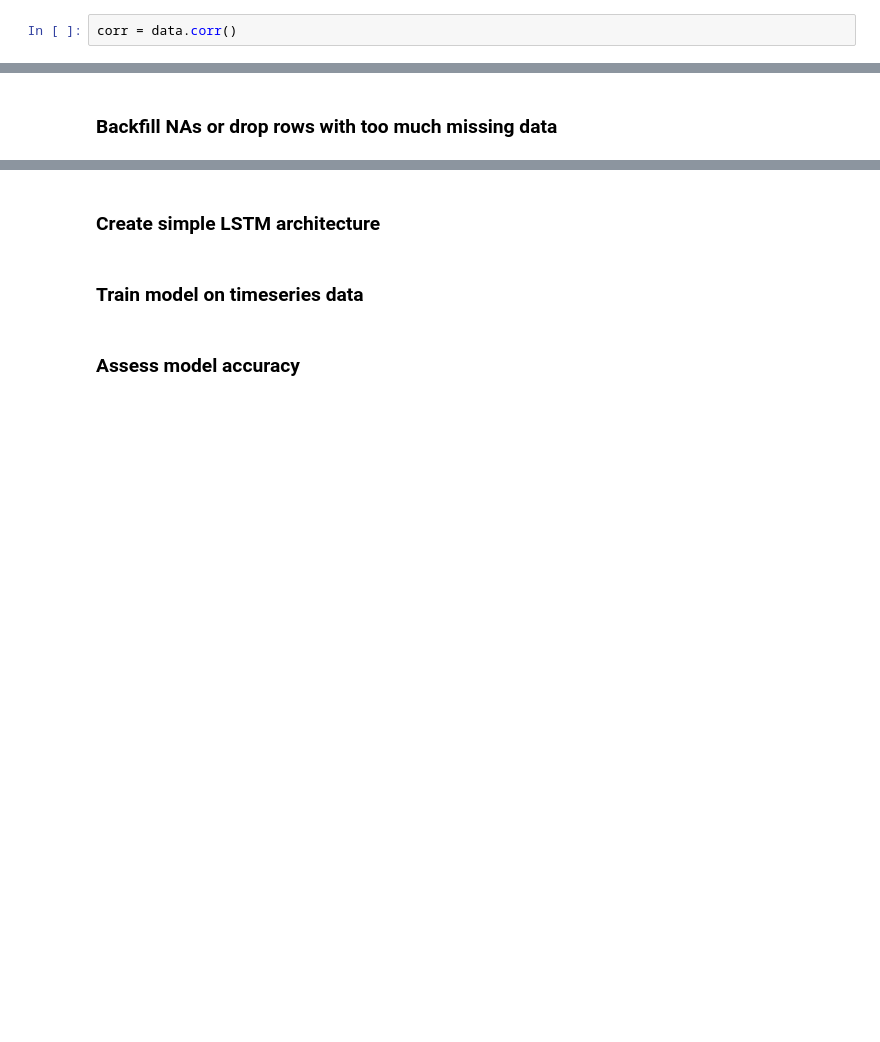
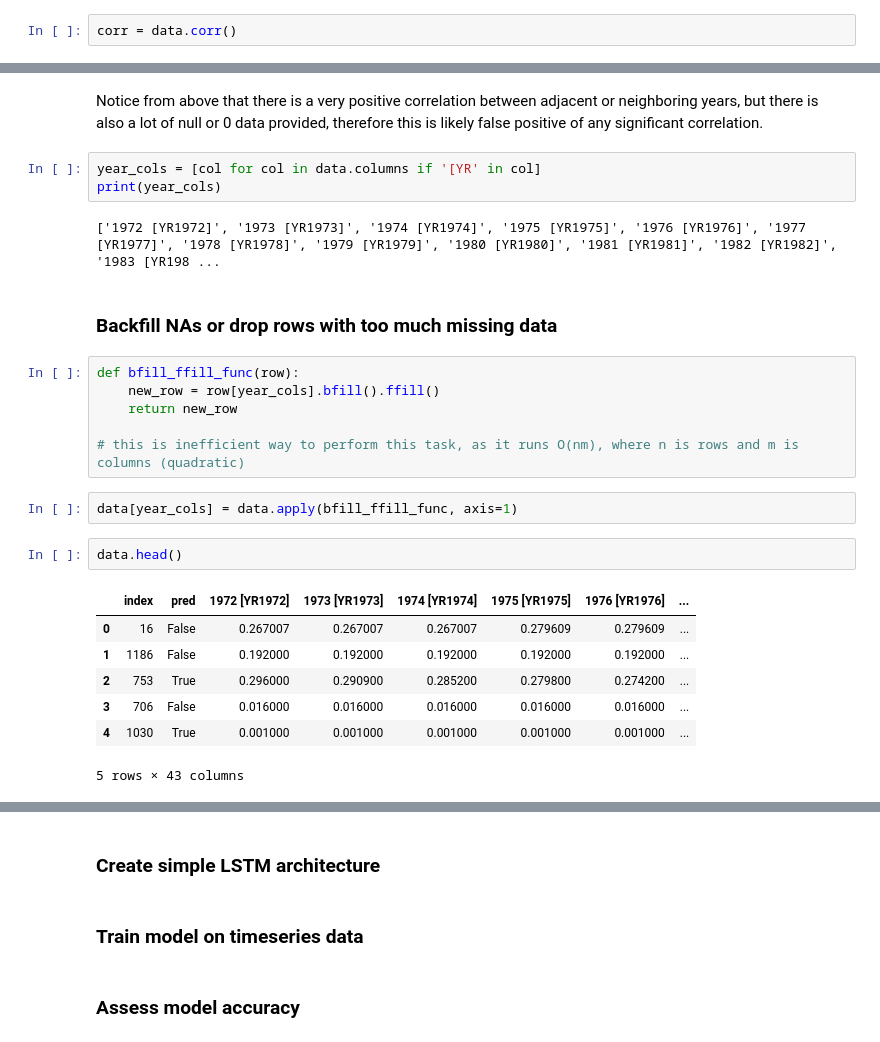
Before and after one commit to KennSmithDS/machine-learning, a Jupyter notebook: drivendata.org_projects/undp_mdg/mdg_data_exploration.ipynb, the cells around one changed output, grey strips where cells are left out. Drawn from its saved outputs; the diff is of its cells as text; blank space fills up the shorter version.

```diff
--- a/drivendata.org_projects/undp_mdg/mdg_data_exploration.ipynb
+++ b/drivendata.org_projects/undp_mdg/mdg_data_exploration.ipynb
@@ -139,2 +152,27 @@ ax.set_xticklabels(
+# %% [markdown]
+Notice from above that there is a very positive correlation between adjacent or neighboring years, but there is also a lot of null or 0 data provided, therefore this is likely false positive of any significant correlation.
+# %%
+year_cols = [col for col in data.columns if '[YR' in col]
+print(year_cols)
+# %% [output]
+['1972 [YR1972]', '1973 [YR1973]', '1974 [YR1974]', '1975 [YR1975]', '1976 [YR1976]', '1977 [YR1977]', '1978 [YR1978]', '1979 [YR1979]', '1980 [YR1980]', '1981 [YR1981]', '1982 [YR1982]', '1983 [YR198 ...
 # %% [markdown]
 ### Backfill NAs or drop rows with too much missing data
+# %%
+def bfill_ffill_func(row):
+    new_row = row[year_cols].bfill().ffill()
+    return new_row
+
+# this is inefficient way to perform this task, as it runs O(nm), where n is rows and m is columns (quadratic)
+# %%
+data[year_cols] = data.apply(bfill_ffill_func, axis=1)
+# %%
+data.head()
+# %% [output]
+|  | index | pred | 1972 [YR1972] | 1973 [YR1973] | 1974 [YR1974] | 1975 [YR1975] | 1976 [YR1976] | ... |
+| 0 | 16 | False | 0.267007 | 0.267007 | 0.267007 | 0.279609 | 0.279609 | ... |
+| 1 | 1186 | False | 0.192000 | 0.192000 | 0.192000 | 0.192000 | 0.192000 | ... |
+| 2 | 753 | True | 0.296000 | 0.290900 | 0.285200 | 0.279800 | 0.274200 | ... |
+| 3 | 706 | False | 0.016000 | 0.016000 | 0.016000 | 0.016000 | 0.016000 | ... |
+| 4 | 1030 | True | 0.001000 | 0.001000 | 0.001000 | 0.001000 | 0.001000 | ... |
+5 rows × 43 columns
```
Also changed, not shown: parts of 20 cells of this notebook.
